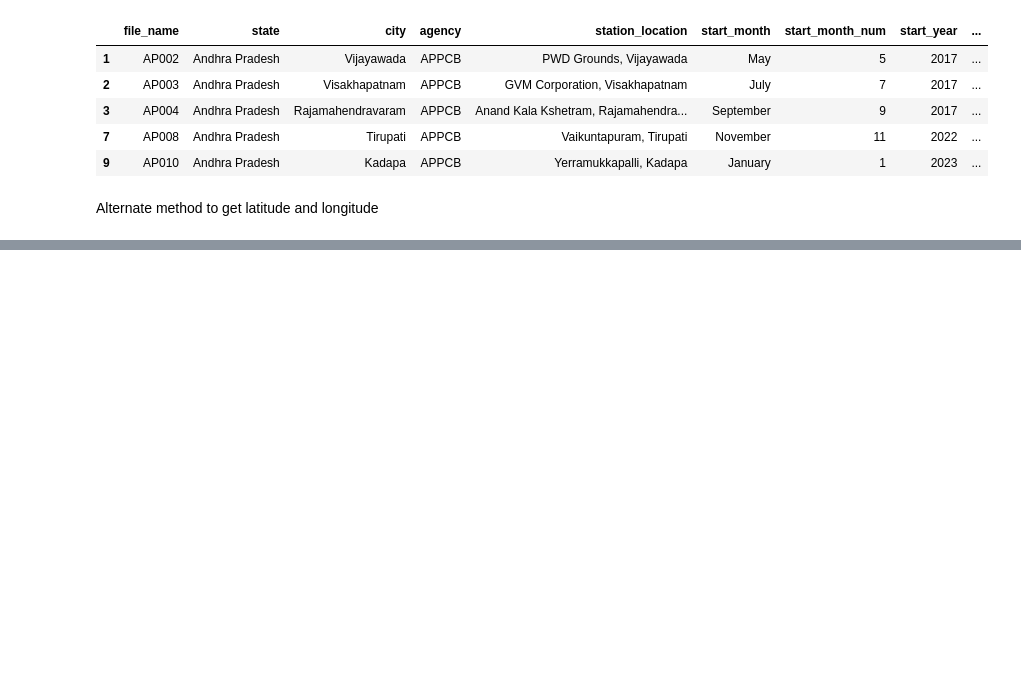
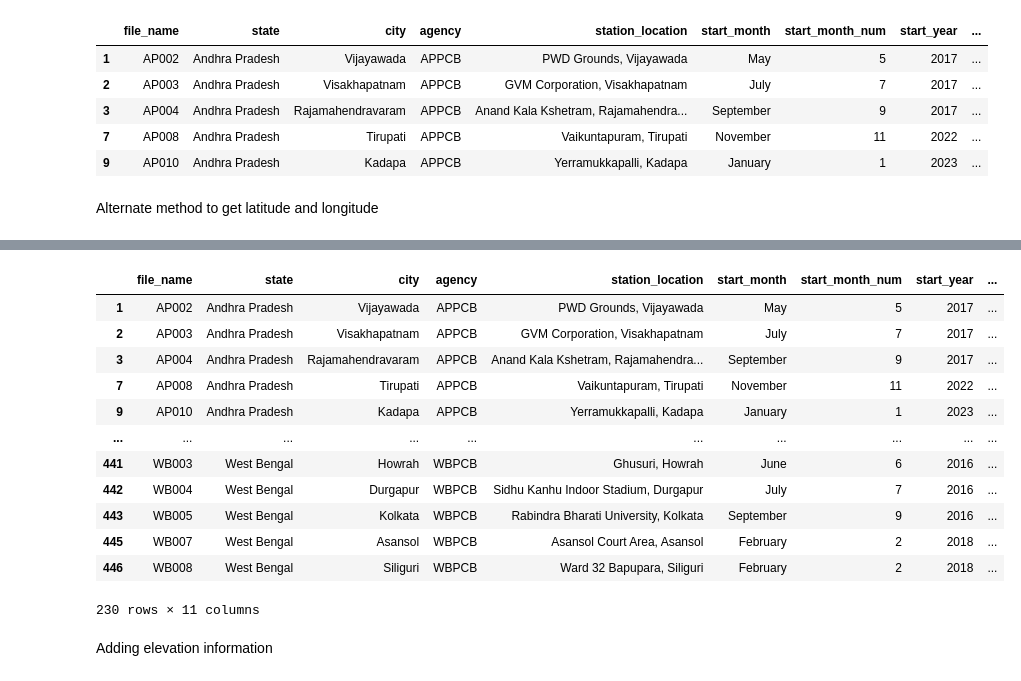
Before and after one commit to RajatPanda/aqi-prediction, a Jupyter notebook: data_enrich.ipynb, the cells around one changed output, grey strips where cells are left out. Cells and saved outputs as stored; diff of their text form; code cells hidden in the pictures; blank space fills up the shorter version.

```diff
--- a/data_enrich.ipynb
+++ b/data_enrich.ipynb
@@ -104,7 +104,7 @@ def compute_latitude_longitude(row):
     query = row['station_address'] + ", India"
     result = geocoder.geocode(query)
     time.sleep(3)
-    if location and len(result):
+    if result and len(result):
         return pd.Series({'latitude': result[0]['geometry']['lat'], 'longitude': result[0]['geometry']['lng']})
     else:
         return pd.Series({'latitude': None, 'longitude': None})
@@ -125,4 +120,18 @@ Try using .loc[row_indexer,col_indexer] = value instead
 See the caveats in the documentation: https://pandas.pydata.org/pandas-docs/stable/user_guide/indexing.html#returning-a-view-versus-a-copy
   retry_df[['latitude', 'longitude']] = retry_df.progress_apply(compute_latitude_longitude, axis=1)
 # %%
-retry_df[retry_df['latitude'].isna()]
+retry_df
+# %% [output]
+|  | file_name | state | city | agency | station_location | start_month | start_month_num | start_year | ... |
+| 1 | AP002 | Andhra Pradesh | Vijayawada | APPCB | PWD Grounds, Vijayawada | May | 5 | 2017 | ... |
+| 2 | AP003 | Andhra Pradesh | Visakhapatnam | APPCB | GVM Corporation, Visakhapatnam | July | 7 | 2017 | ... |
+| 3 | AP004 | Andhra Pradesh | Rajamahendravaram | APPCB | Anand Kala Kshetram, Rajamahendra... | September | 9 | 2017 | ... |
+| 7 | AP008 | Andhra Pradesh | Tirupati | APPCB | Vaikuntapuram, Tirupati | November | 11 | 2022 | ... |
+| 9 | AP010 | Andhra Pradesh | Kadapa | APPCB | Yerramukkapalli, Kadapa | January | 1 | 2023 | ... |
+| ... | ... | ... | ... | ... | ... | ... | ... | ... | ... |
+| 441 | WB003 | West Bengal | Howrah | WBPCB | Ghusuri, Howrah | June | 6 | 2016 | ... |
+| 442 | WB004 | West Bengal | Durgapur | WBPCB | Sidhu Kanhu Indoor Stadium, Durgapur | July | 7 | 2016 | ... |
+| 443 | WB005 | West Bengal | Kolkata | WBPCB | Rabindra Bharati University, Kolkata | September | 9 | 2016 | ... |
+| 445 | WB007 | West Bengal | Asansol | WBPCB | Asansol Court Area, Asansol | February | 2 | 2018 | ... |
+| 446 | WB008 | West Bengal | Siliguri | WBPCB | Ward 32 Bapupara, Siliguri | February | 2 | 2018 | ... |
+230 rows × 11 columns
@@ -128,0 +142,2 @@ retry_df[retry_df['latitude'].isna()]
+# %% [markdown]
+Adding elevation information
```
Also changed, not shown: parts of 2 cells of this notebook.
